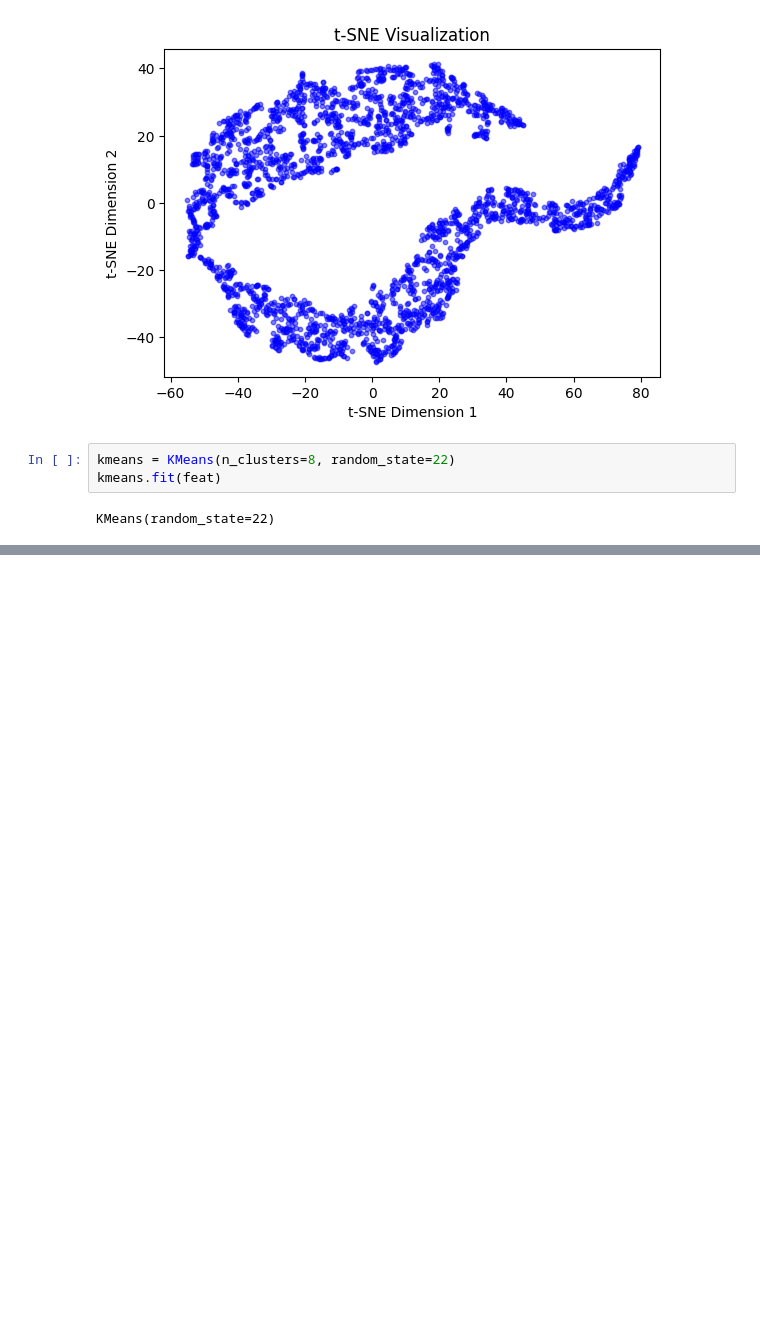
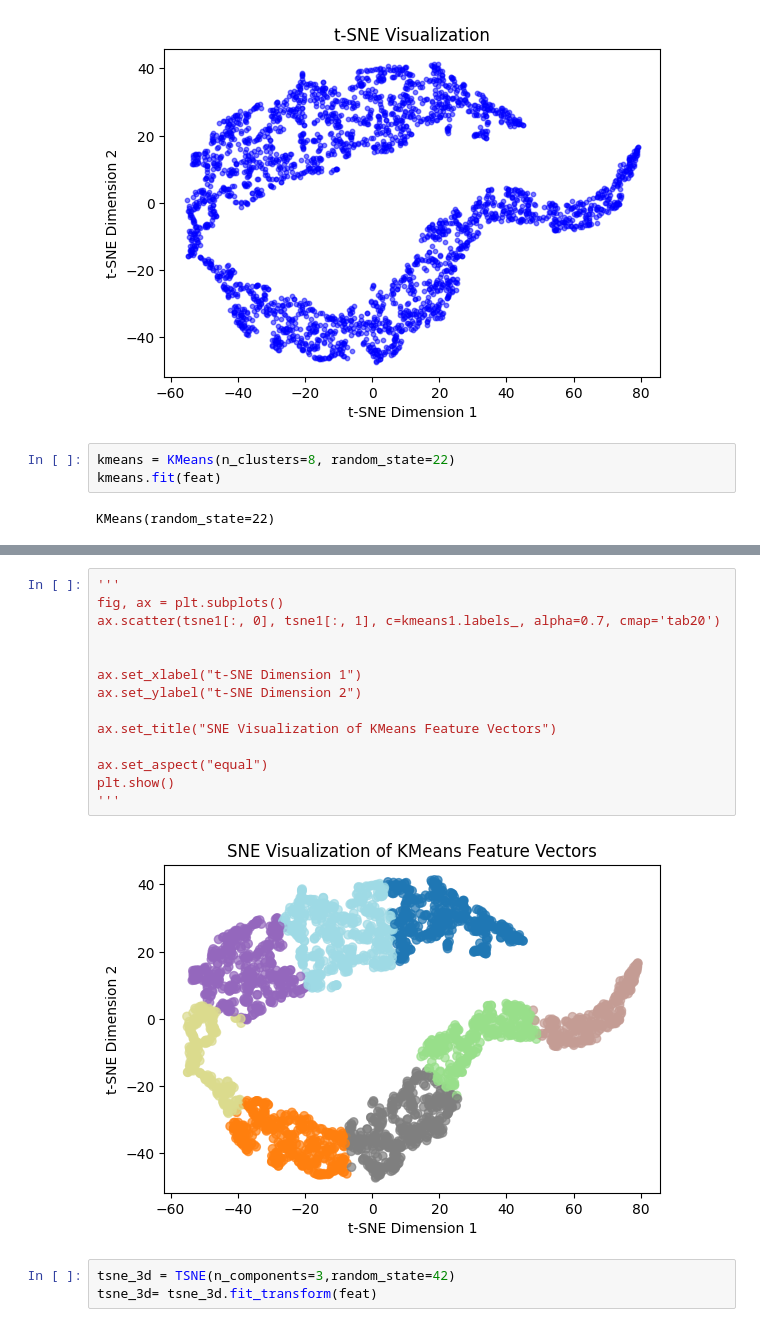
Before and after one commit to algebraicsum/BCancer-Subtypes-Clustering, a Jupyter notebook: T SNE Visualization/Feature and Clustering Visualization.ipynb, the cells around one changed output, grey strips where cells are left out. Cells and saved outputs as stored; diff of their text form; blank space fills up the shorter version.

```diff
--- a/T SNE Visualization/Feature and Clustering Visualization.ipynb
+++ b/T SNE Visualization/Feature and Clustering Visualization.ipynb
@@ -189,0 +227,19 @@ plt.show()
+# %%
+'''
+fig, ax = plt.subplots()
+ax.scatter(tsne1[:, 0], tsne1[:, 1], c=kmeans1.labels_, alpha=0.7, cmap='tab20')
+
+
+ax.set_xlabel("t-SNE Dimension 1")
+ax.set_ylabel("t-SNE Dimension 2")
+
+ax.set_title("SNE Visualization of KMeans Feature Vectors")
+
+ax.set_aspect("equal")
+plt.show()
+'''
+# %% [output]
+[figure, added]
+# %%
+tsne_3d = TSNE(n_components=3,random_state=42)
+tsne_3d= tsne_3d.fit_transform(feat)
```
Also changed, not shown: parts of 14 cells of this notebook.
